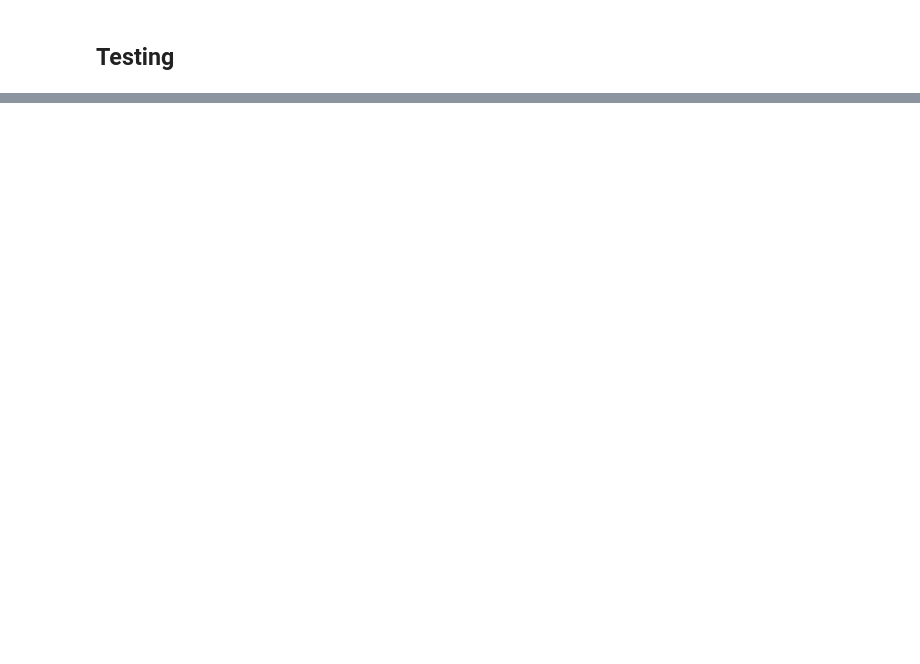
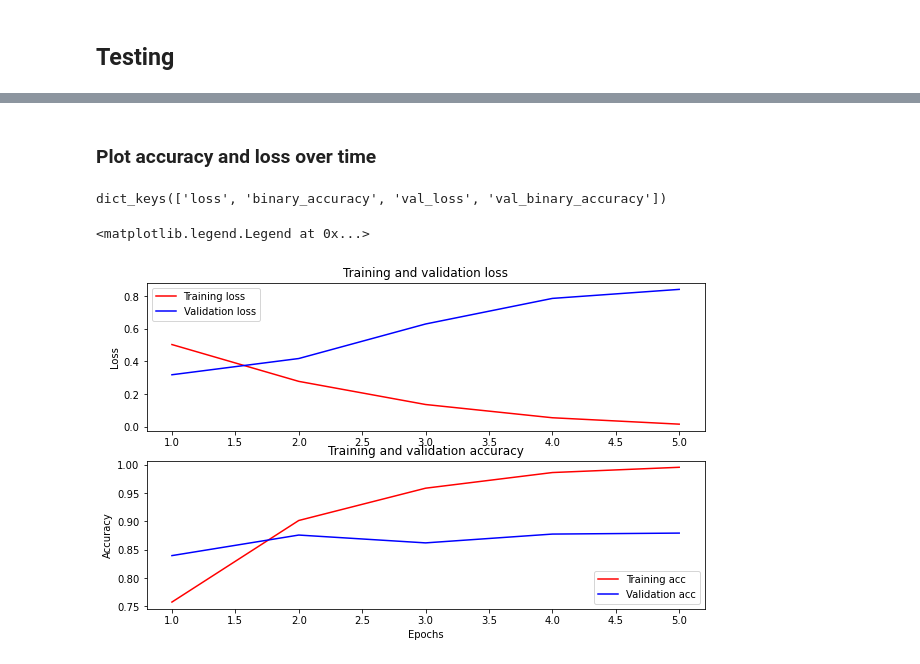
Before and after one commit to Bachfischer/COMP90042-Rumour-Detection-on-Twitter, a Jupyter notebook: src/playground.ipynb, the cells around one changed output, grey strips where cells are left out. Cells and saved outputs as stored; diff of their text form; code cells hidden in the pictures; blank space fills up the shorter version.

```diff
--- a/src/playground.ipynb
+++ b/src/playground.ipynb
@@ -935,0 +1102,3 @@ with open('test-output.json', 'w') as f:
+# %%
+loss = tf.keras.losses.BinaryCrossentropy(from_logits=True)
+metrics = [tf.metrics.BinaryAccuracy()]
@@ -935,0 +1119,4 @@ with open('test-output.json', 'w') as f:
+# %%
+classifier_model.compile(optimizer=optimizer,
+                         loss=loss,
+                         metrics=metrics)
@@ -935,0 +1127,8 @@ with open('test-output.json', 'w') as f:
+# %%
+print(f'Training model with {tfhub_handle_encoder}')
+#history = classifier_model.fit(x=train_ds,
+#                               validation_data=val_ds,
+#                               epochs=epochs)
+
+history = classifier_model.fit(x=combined_ds,
+                               epochs=epochs)
@@ -935,0 +1147,36 @@ with open('test-output.json', 'w') as f:
+# %% [markdown]
+### Plot accuracy and loss over time
+# %%
+history_dict = history.history
+print(history_dict.keys())
+
+acc = history_dict['binary_accuracy']
+val_acc = history_dict['val_binary_accuracy']
+loss = history_dict['loss']
+val_loss = history_dict['val_loss']
+
+epochs = range(1, len(acc) + 1)
+fig = plt.figure(figsize=(10, 6))
+fig.tight_layout()
+
+plt.subplot(2, 1, 1)
+# "bo" is for "blue dot"
+plt.plot(epochs, loss, 'r', label='Training loss')
+# b is for "solid blue line"
+plt.plot(epochs, val_loss, 'b', label='Validation loss')
+plt.title('Training and validation loss')
+# plt.xlabel('Epochs')
+plt.ylabel('Loss')
+plt.legend()
+
+plt.subplot(2, 1, 2)
+plt.plot(epochs, acc, 'r', label='Training acc')
+plt.plot(epochs, val_acc, 'b', label='Validation acc')
+plt.title('Training and validation accuracy')
+plt.xlabel('Epochs')
+plt.ylabel('Accuracy')
+plt.legend(loc='lower right')
+# %% [output]
+dict_keys(['loss', 'binary_accuracy', 'val_loss', 'val_binary_accuracy'])
+<matplotlib.legend.Legend at 0x...>
+[figure, added]
```
Also changed, not shown: parts of 32 cells of this notebook.
